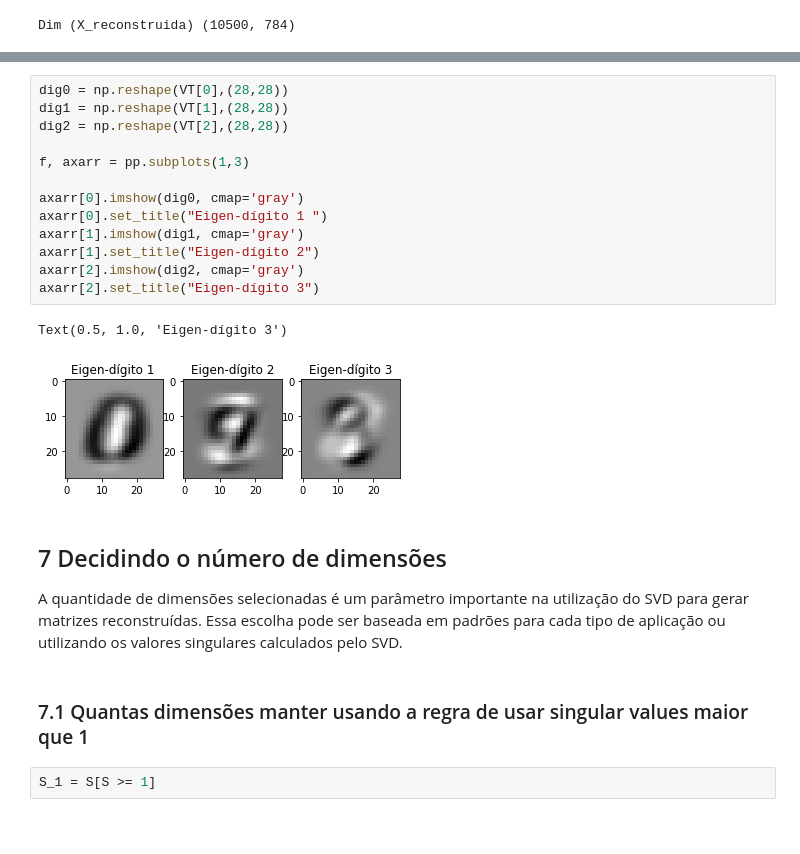
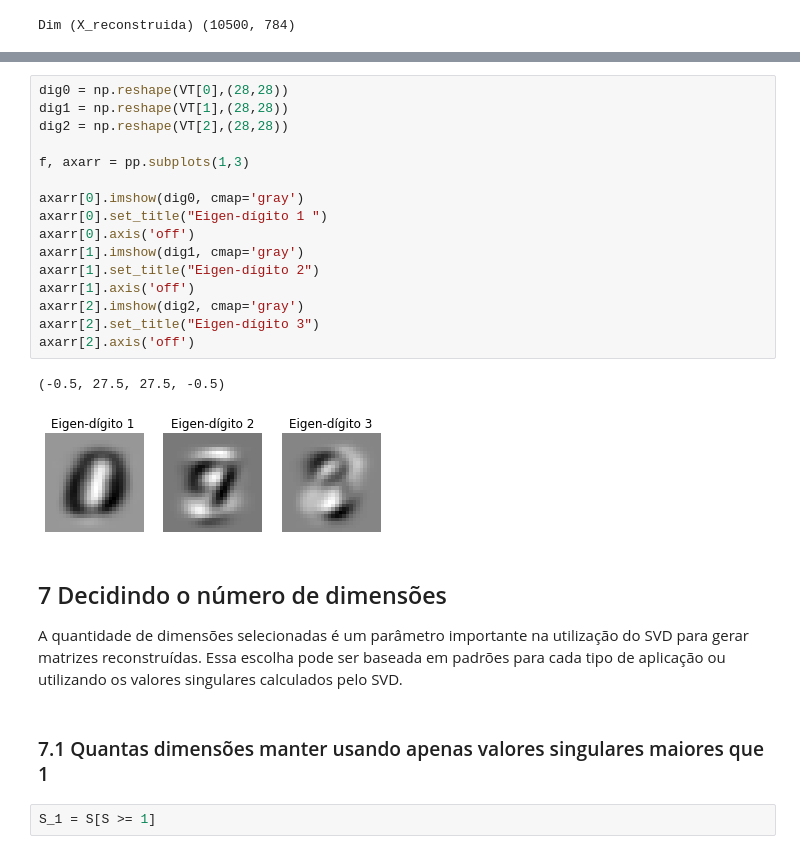
Before and after one commit to vitorml34/MO431, a Jupyter notebook: Tarefa-1.ipynb, the cells around one changed output, grey strips where cells are left out. Drawn from its saved outputs; the diff is of its cells as text; blank space fills up the shorter version.

```diff
--- a/Tarefa-1.ipynb
+++ b/Tarefa-1.ipynb
@@ -133,25 +148,28 @@ A principal característica da matriz $V^t$ é que suas linhas representam as li
 # %%
 dig0 = np.reshape(VT[0],(28,28))
 dig1 = np.reshape(VT[1],(28,28))
 dig2 = np.reshape(VT[2],(28,28))
 
 f, axarr = pp.subplots(1,3)
 
 axarr[0].imshow(dig0, cmap='gray')
 axarr[0].set_title("Eigen-dígito 1 ")
+axarr[0].axis('off')
 axarr[1].imshow(dig1, cmap='gray')
 axarr[1].set_title("Eigen-dígito 2")
+axarr[1].axis('off')
 axarr[2].imshow(dig2, cmap='gray')
 axarr[2].set_title("Eigen-dígito 3")
+axarr[2].axis('off')
 # %% [output]
-Text(0.5, 1.0, 'Eigen-dígito 3')
+(-0.5, 27.5, 27.5, -0.5)
-[figure, old version]
+[figure, new version]
 # %% [markdown]
 ## 7 Decidindo o número de dimensões
 
 A quantidade de dimensões selecionadas é um parâmetro importante na utilização do SVD para gerar matrizes reconstruídas. Essa escolha pode ser baseada em padrões para cada tipo de aplicação ou utilizando os valores singulares calculados pelo SVD.
 # %% [markdown]
-### 7.1 Quantas dimensões manter usando a regra de usar singular values maior que 1
+### 7.1 Quantas dimensões manter usando apenas valores singulares maiores que 1
 # %%
 S_1 = S[S >= 1]
 # %%
```
Also changed, not shown: parts of 14 cells of this notebook.
